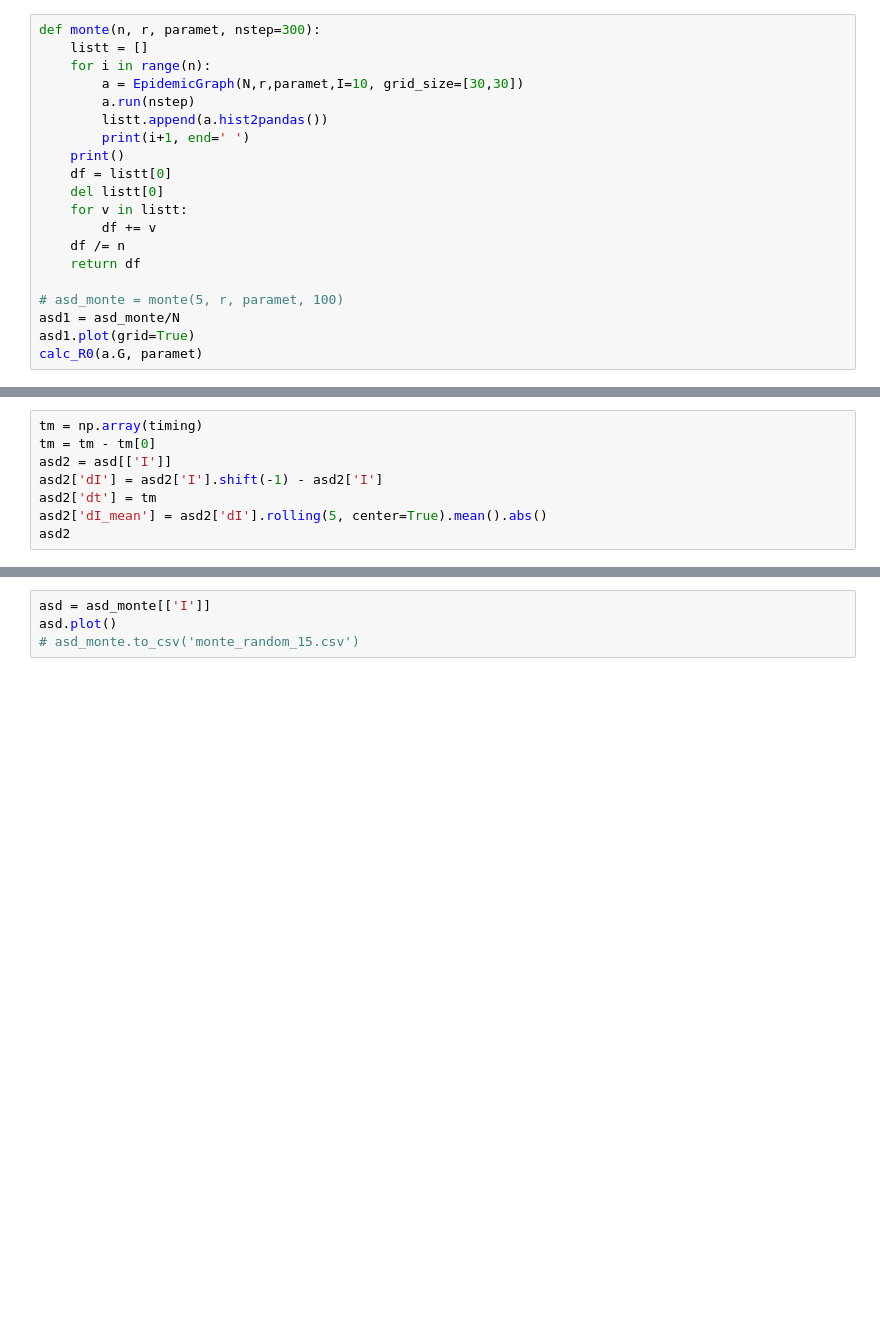
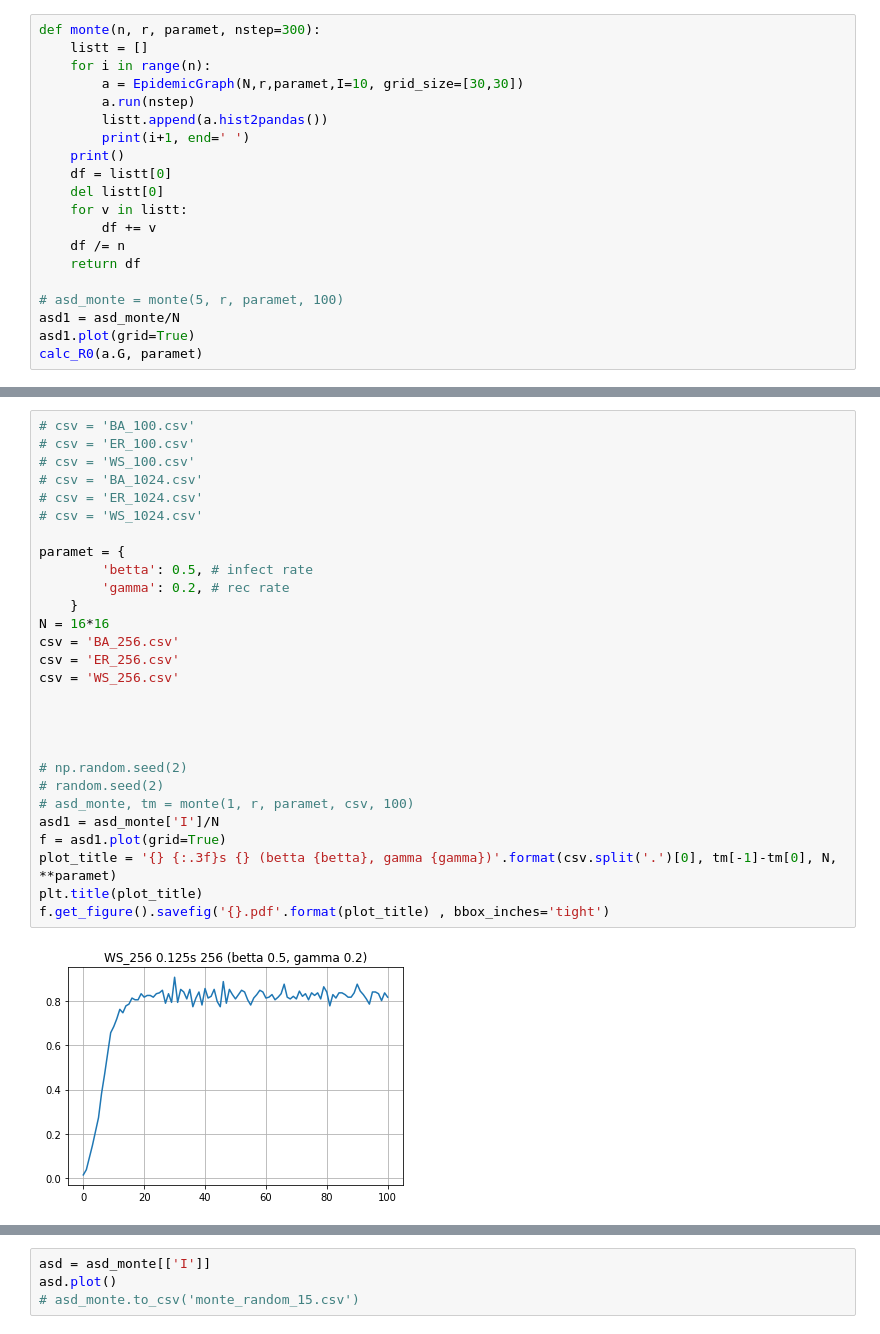
Before and after one commit to Dmitriy-Fedorov/Epidemic-Model, a Jupyter notebook: python_1/2nd SIS.ipynb, the cells around one changed output, grey strips where cells are left out. Drawn from its saved outputs; the diff is of its cells as text; blank space fills up the shorter version.

```diff
--- a/python_1/2nd SIS.ipynb
+++ b/python_1/2nd SIS.ipynb
@@ -121,8 +121,0 @@ asd2
-# %%
-tm = np.array(timing)
-tm = tm - tm[0]
-asd2 = asd[['I']]
-asd2['dI'] = asd2['I'].shift(-1) - asd2['I']
-asd2['dt'] = tm
-asd2['dI_mean'] = asd2['dI'].rolling(5, center=True).mean().abs()
-asd2
@@ -159,0 +145,30 @@ plt.title(csv)
+# %%
+# csv = 'BA_100.csv'
+# csv = 'ER_100.csv'
+# csv = 'WS_100.csv'
+# csv = 'BA_1024.csv'
+# csv = 'ER_1024.csv'
+# csv = 'WS_1024.csv'
+
+paramet = {
+        'betta': 0.5, # infect rate
+        'gamma': 0.2, # rec rate
+    }
+N = 16*16
+csv = 'BA_256.csv'
+csv = 'ER_256.csv'
+csv = 'WS_256.csv'
+
+
+
+
+# np.random.seed(2)
+# random.seed(2)
+# asd_monte, tm = monte(1, r, paramet, csv, 100)
+asd1 = asd_monte['I']/N
+f = asd1.plot(grid=True)
+plot_title = '{} {:.3f}s {} (betta {betta}, gamma {gamma})'.format(csv.split('.')[0], tm[-1]-tm[0], N, **paramet)
+plt.title(plot_title)
+f.get_figure().savefig('{}.pdf'.format(plot_title) , bbox_inches='tight')
+# %% [output]
+[figure, added]
```
Also changed, not shown: parts of 10 cells of this notebook, 4 other files.
